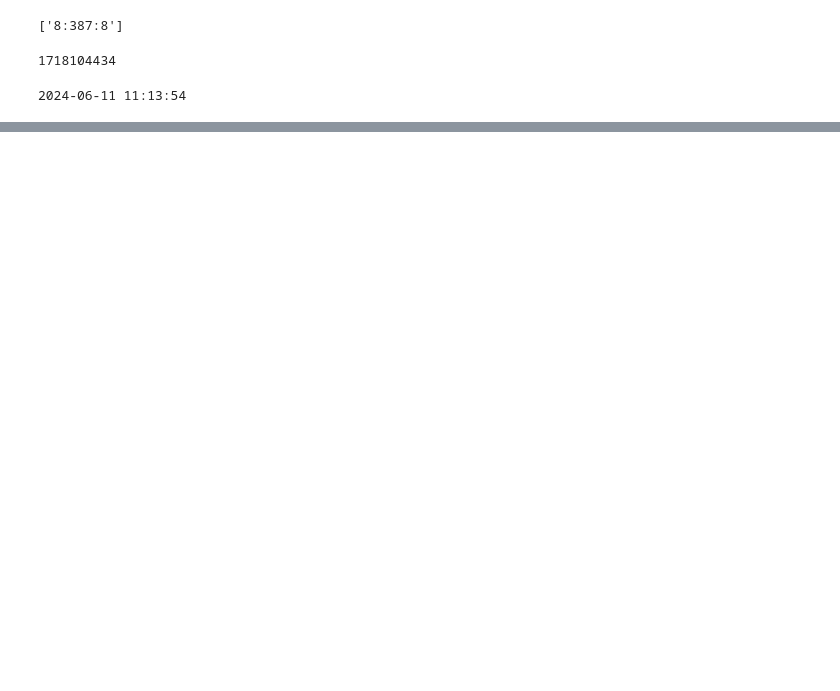
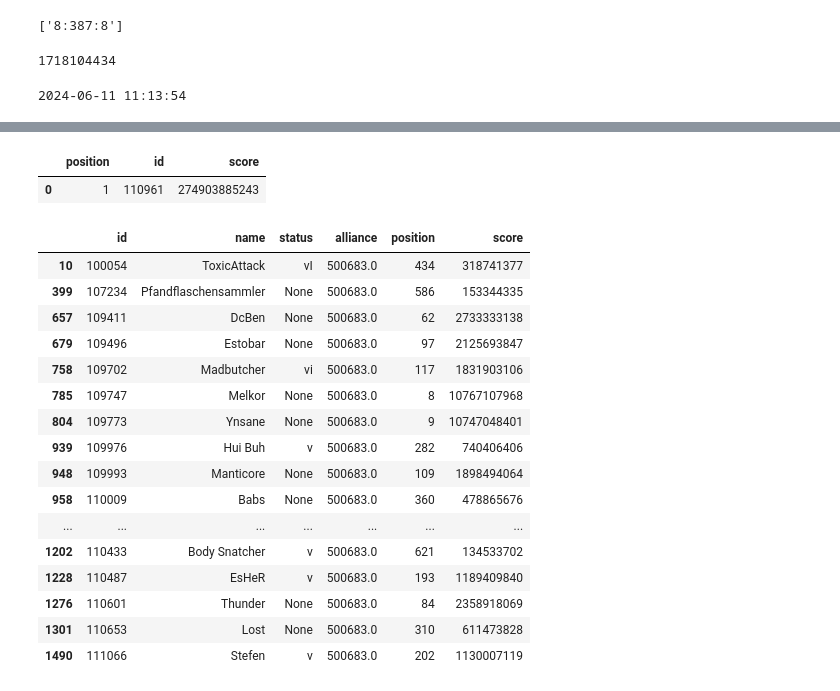
Before and after one commit to benedikt-holland/ogame-discord-webhooks, a Jupyter notebook: position_checker.ipynb, the cells around one changed output, grey strips where cells are left out. Cells and saved outputs as stored; diff of their text form; code cells hidden in the pictures; blank space fills up the shorter version.

```diff
--- a/position_checker.ipynb
+++ b/position_checker.ipynb
@@ -34,0 +67,32 @@ print(datetime.utcfromtimestamp(timestamp).strftime('%Y-%m-%d %H:%M:%S'))
+# %%
+highscore = pd.read_xml("highscore.xml")
+players = pd.read_xml("players.xml")
+alliances = pd.read_xml("alliances.xml")
+# %%
+highscore.head(1)
+# %% [output]
+|  | position | id | score |
+| 0 | 1 | 110961 | 274903885243 |
+# %%
+alliance_id = alliances[(alliances.name == "La Familia") | (alliances.tag == "L-F")].id.iloc[0]
+# %%
+players = players[players.alliance == alliance_id].join(highscore.set_index("id"), on="id")
+players
+# %% [output]
+|  | id | name | status | alliance | position | score |
+| 10 | 100054 | ToxicAttack | vI | 500683.0 | 434 | 318741377 |
+| 399 | 107234 | Pfandflaschensammler | None | 500683.0 | 586 | 153344335 |
+| 657 | 109411 | DcBen | None | 500683.0 | 62 | 2733333138 |
+| 679 | 109496 | Estobar | None | 500683.0 | 97 | 2125693847 |
+| 758 | 109702 | Madbutcher | vi | 500683.0 | 117 | 1831903106 |
+| 785 | 109747 | Melkor | None | 500683.0 | 8 | 10767107968 |
+| 804 | 109773 | Ynsane | None | 500683.0 | 9 | 10747048401 |
+| 939 | 109976 | Hui Buh | v | 500683.0 | 282 | 740406406 |
+| 948 | 109993 | Manticore | None | 500683.0 | 109 | 1898494064 |
+| 958 | 110009 | Babs | None | 500683.0 | 360 | 478865676 |
+| ... | ... | ... | ... | ... | ... | ... |
+| 1202 | 110433 | Body Snatcher | v | 500683.0 | 621 | 134533702 |
+| 1228 | 110487 | EsHeR | v | 500683.0 | 193 | 1189409840 |
+| 1276 | 110601 | Thunder | None | 500683.0 | 84 | 2358918069 |
+| 1301 | 110653 | Lost | None | 500683.0 | 310 | 611473828 |
+| 1490 | 111066 | Stefen | v | 500683.0 | 202 | 1130007119 |
```
Also changed, not shown: parts of 25 cells of this notebook.
